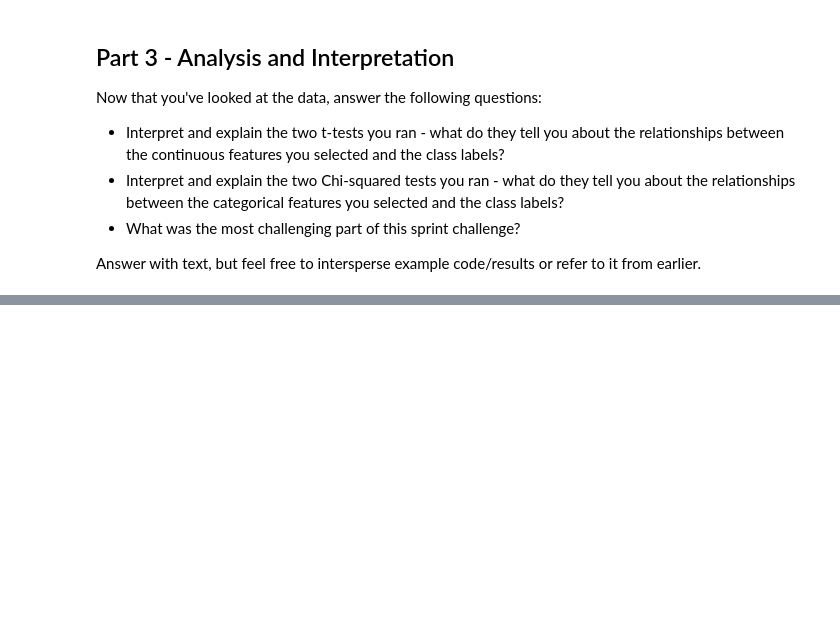
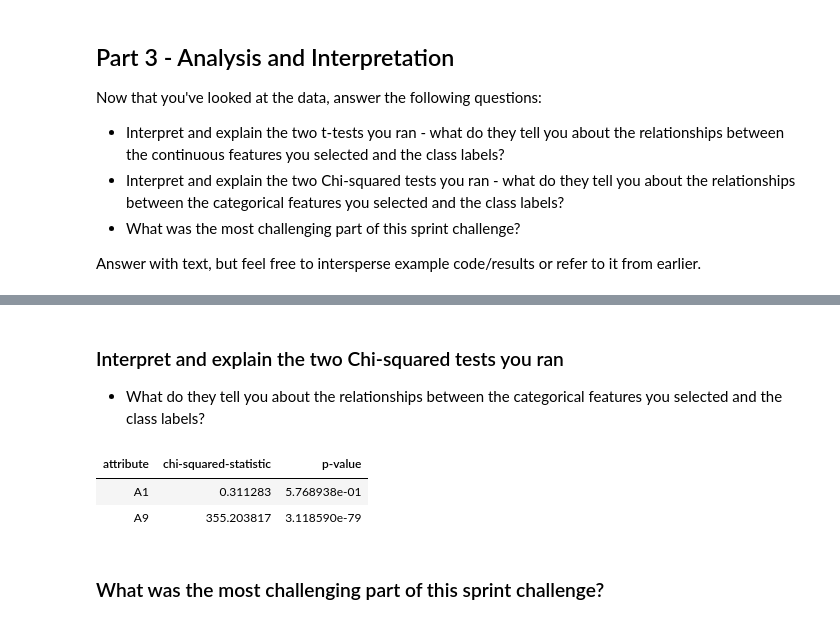
Before and after one commit to bloominstituteoftechnology/DS-Unit-1-Sprint-3-Statistical-Tests-and-Experiments, a Jupyter notebook: DS_Unit_1_Sprint_Challenge_3.ipynb, the cells around one changed output, grey strips where cells are left out. Drawn from its saved outputs; the diff is of its cells as text; code cells hidden in the pictures; blank space fills up the shorter version.

Commit message:
Set up part 3 questions.

```diff
--- a/DS_Unit_1_Sprint_Challenge_3.ipynb
+++ b/DS_Unit_1_Sprint_Challenge_3.ipynb
@@ -310,0 +319,12 @@ Answer with text, but feel free to intersperse example code/results or refer to
+# %% [markdown]
+### Interpret and explain the two Chi-squared tests you ran
+- What do they tell you about the relationships between the categorical features you selected and the class labels?
+# %%
+# Display chi-squared test results.
+display(HTML(chi2tests[chi2tests['attribute'].isin(['A9', 'A1'])].to_html(index=False)))
+# %% [output]
+| attribute | chi-squared-statistic | p-value |
+| A1 | 0.311283 | 5.768938e-01 |
+| A9 | 355.203817 | 3.118590e-79 |
+# %% [markdown]
+### What was the most challenging part of this sprint challenge?
```
Also changed, not shown: parts of 3 cells of this notebook.
